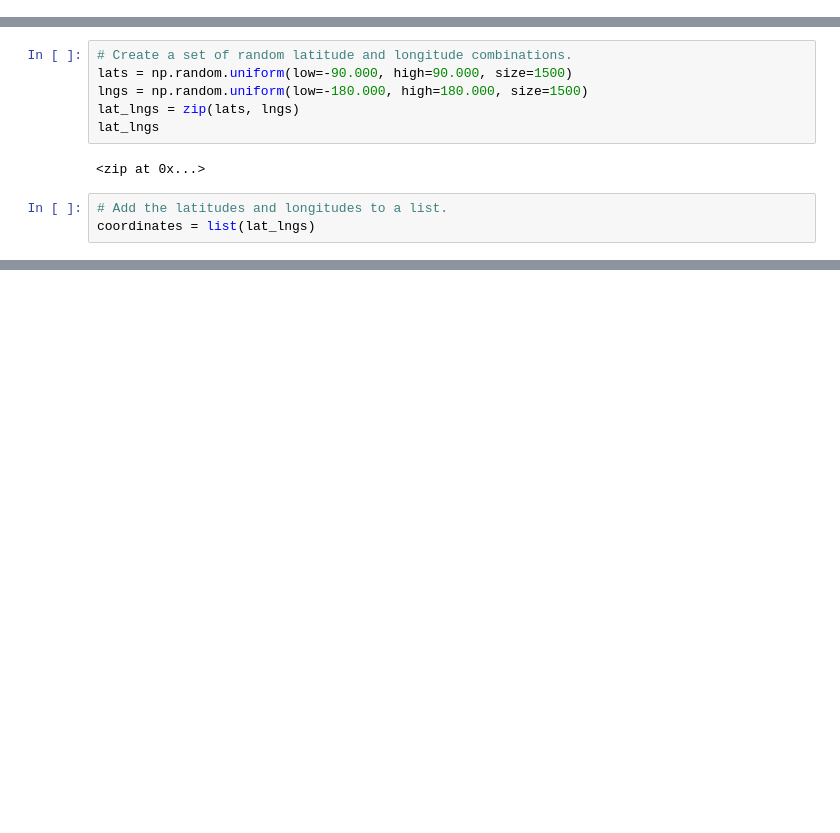
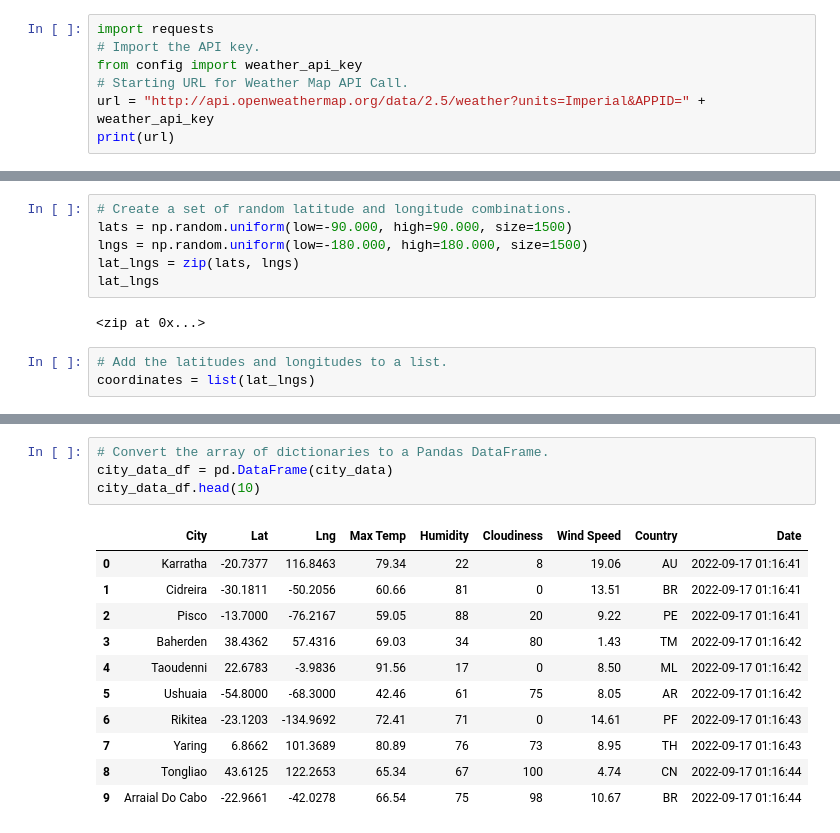
Before and after one commit to billywkim/World_Weather_Analysis, a Jupyter notebook: WeatherPy.ipynb, the cells around one changed output, grey strips where cells are left out. Saved outputs shown, nothing was run; the diff lists cells and outputs as text; blank space fills up the shorter version.

```diff
--- a/WeatherPy.ipynb
+++ b/WeatherPy.ipynb
@@ -5,0 +10,7 @@ import numpy as np
+# %%
+import requests
+# Import the API key.
+from config import weather_api_key
+# Starting URL for Weather Map API Call.
+url = "http://api.openweathermap.org/data/2.5/weather?units=Imperial&APPID=" + weather_api_key
+print(url)
@@ -55,0 +143,16 @@ len(cities)
+# %%
+# Convert the array of dictionaries to a Pandas DataFrame.
+city_data_df = pd.DataFrame(city_data)
+city_data_df.head(10)
+# %% [output]
+|  | City | Lat | Lng | Max Temp | Humidity | Cloudiness | Wind Speed | Country | Date |
+| 0 | Karratha | -20.7377 | 116.8463 | 79.34 | 22 | 8 | 19.06 | AU | 2022-09-17 01:16:41 |
+| 1 | Cidreira | -30.1811 | -50.2056 | 60.66 | 81 | 0 | 13.51 | BR | 2022-09-17 01:16:41 |
+| 2 | Pisco | -13.7000 | -76.2167 | 59.05 | 88 | 20 | 9.22 | PE | 2022-09-17 01:16:41 |
+| 3 | Baherden | 38.4362 | 57.4316 | 69.03 | 34 | 80 | 1.43 | TM | 2022-09-17 01:16:42 |
+| 4 | Taoudenni | 22.6783 | -3.9836 | 91.56 | 17 | 0 | 8.50 | ML | 2022-09-17 01:16:42 |
+| 5 | Ushuaia | -54.8000 | -68.3000 | 42.46 | 61 | 75 | 8.05 | AR | 2022-09-17 01:16:42 |
+| 6 | Rikitea | -23.1203 | -134.9692 | 72.41 | 71 | 0 | 14.61 | PF | 2022-09-17 01:16:43 |
+| 7 | Yaring | 6.8662 | 101.3689 | 80.89 | 76 | 73 | 8.95 | TH | 2022-09-17 01:16:43 |
+| 8 | Tongliao | 43.6125 | 122.2653 | 65.34 | 67 | 100 | 4.74 | CN | 2022-09-17 01:16:44 |
+| 9 | Arraial Do Cabo | -22.9661 | -42.0278 | 66.54 | 75 | 98 | 10.67 | BR | 2022-09-17 01:16:44 |
```
Also changed, not shown: parts of 9 cells of this notebook, 4 other files.
